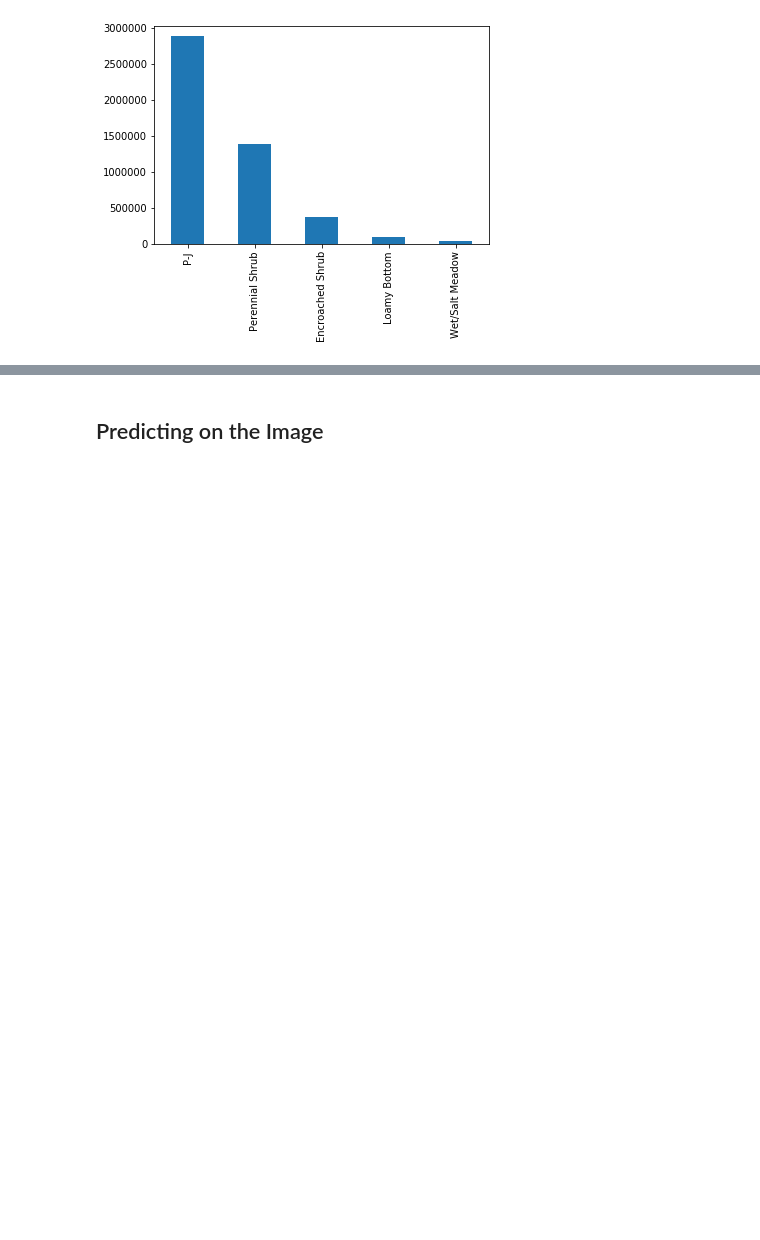
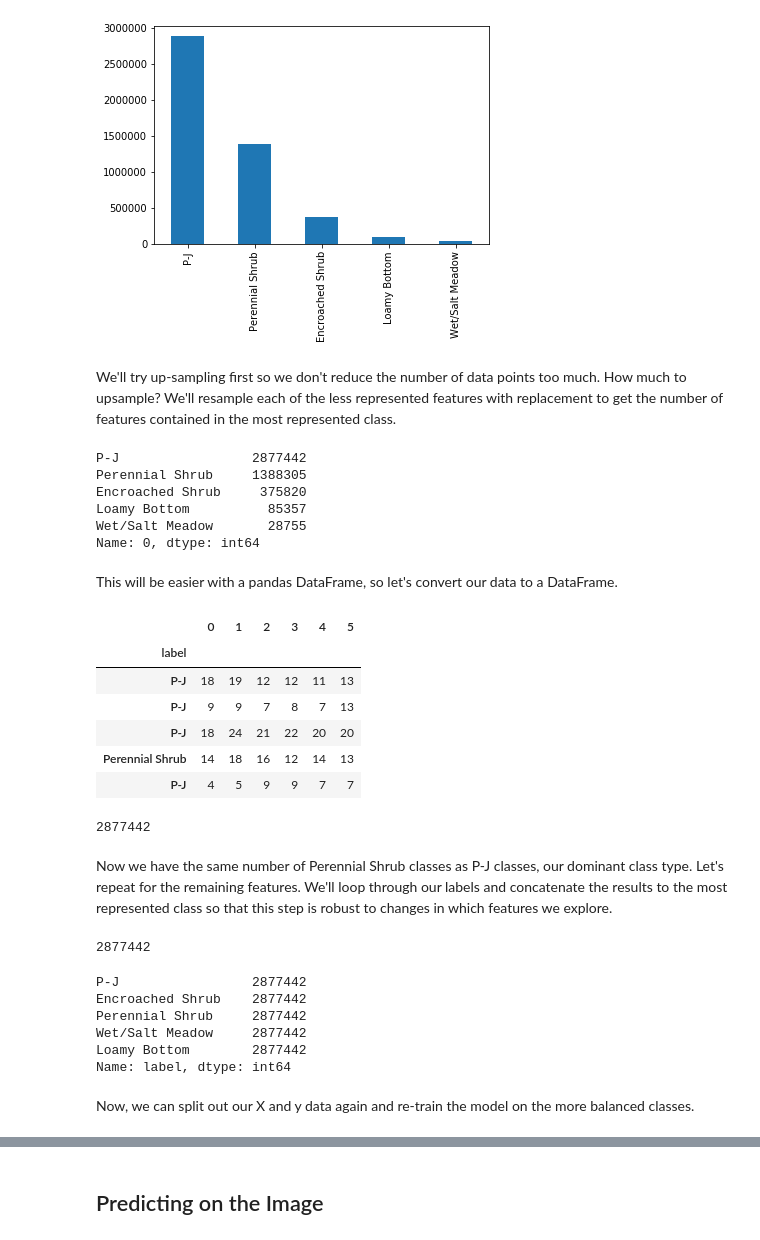
Before and after one commit to eanderson-ei/dev-env, a Jupyter notebook: notebooks/machine-learning-tutorial.ipynb, the cells around one changed output, grey strips where cells are left out. Drawn from its saved outputs; the diff is of its cells as text; code cells hidden in the pictures; blank space fills up the shorter version.

```diff
--- a/notebooks/mule-deer_stm-classifier-Copy1.ipynb
+++ b/notebooks/machine-learning-tutorial.ipynb
@@ -301,3 +304,70 @@ df[0].value_counts().plot(kind='bar')
 # %% [output]
 <matplotlib.axes._subplots.AxesSubplot at 0x...>
 [figure]
+# %% [markdown]
+We'll try up-sampling first so we don't reduce the number of data points too much. How much to upsample? We'll resample each of the less represented features with replacement to get the number of features contained in the most represented class.
+# %%
+df_plot[0].value_counts()
+# %% [output]
+P-J                 2877442
+Perennial Shrub     1388305
+Encroached Shrub     375820
+Loamy Bottom          85357
+Wet/Salt Meadow       28755
+Name: 0, dtype: int64
+# %% [markdown]
+This will be easier with a pandas DataFrame, so let's convert our data to a DataFrame.
+# %%
+df = pd.concat(
+    [pd.DataFrame(y_train, columns=['label']),
+     pd.DataFrame(X_train)],
+    axis=1
+    ).set_index('label')
+df.head()
+# %% [output]
+|  | 0 | 1 | 2 | 3 | 4 | 5 |
+| label |  |  |  |  |  |  |
+| P-J | 18 | 19 | 12 | 12 | 11 | 13 |
+| P-J | 9 | 9 | 7 | 8 | 7 | 13 |
+| P-J | 18 | 24 | 21 | 22 | 20 | 20 |
+| Perennial Shrub | 14 | 18 | 16 | 12 | 14 | 13 |
+| P-J | 4 | 5 | 9 | 9 | 7 | 7 |
+# %%
+df_shrub = resample(df.loc['Perennial Shrub'],
+                    replace=True,
+                    n_samples=df.index.value_counts().max())
+df_shrub.shape[0]
+# %% [output]
+2877442
+# %% [markdown]
+Now we have the same number of Perennial Shrub classes as P-J classes, our dominant class type. Let's repeat for the remaining features. We'll loop through our labels and concatenate the results to the most represented class so that this step is robust to changes in which features we explore.
+# %%
+df.index.value_counts().max()
+# %% [output]
+2877442
+# %%
+# Start by subsetting the most represented class
+max_class = df.index.value_counts().idxmax()
+df_upsampled = df.loc[max_class]
+labels = list(df.index.unique())
+labels.remove(max_class)
+
+# For each label, resample the features to balance classes and append
+# to the empty dataframe
+for label in labels:
+    df_temp = resample(
+        df.loc[label],
+        replace=True,
+        n_samples=df.index.value_counts().max()
+    )
+    df_upsampled = pd.concat([df_upsampled, df_temp], axis=0)
+df_upsampled.index.value_counts()
+# %% [output]
+P-J                 2877442
+Encroached Shrub    2877442
+Perennial Shrub     2877442
+Wet/Salt Meadow     2877442
+Loamy Bottom        2877442
+Name: label, dtype: int64
+# %% [markdown]
+Now, we can split out our X and y data again and re-train the model on the more balanced classes.
```
Also changed, not shown: parts of 35 cells of this notebook.
